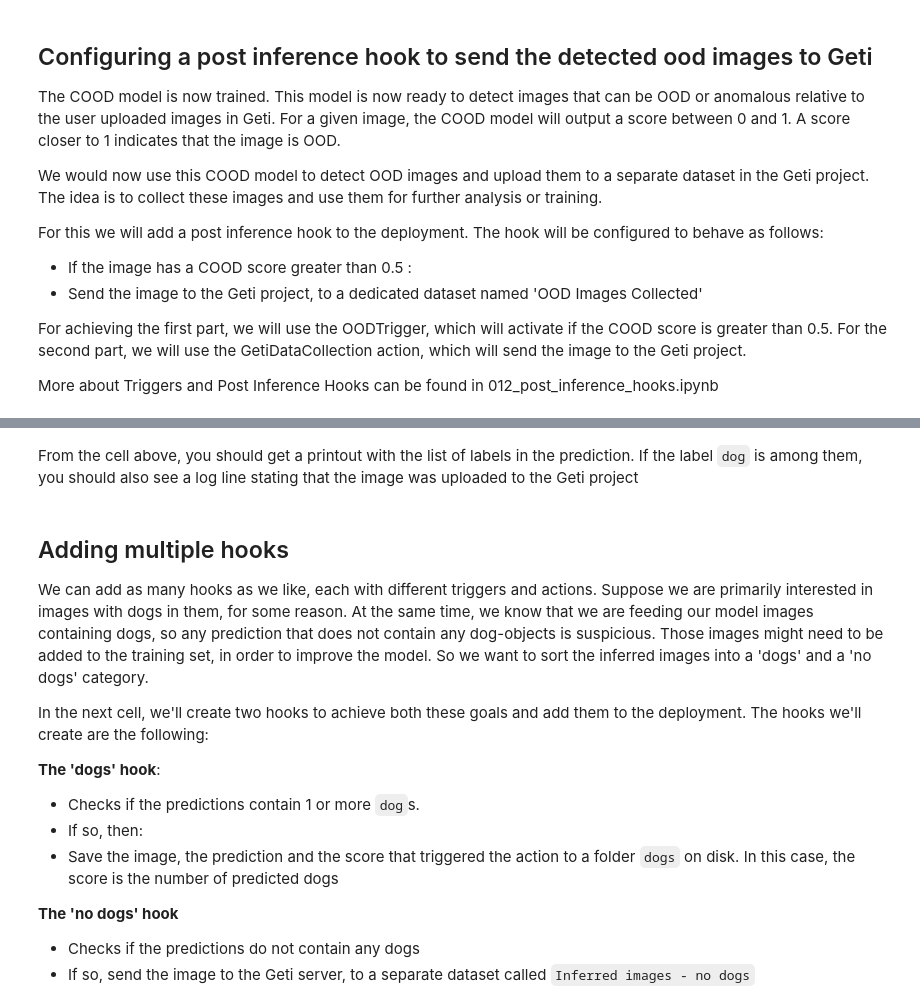
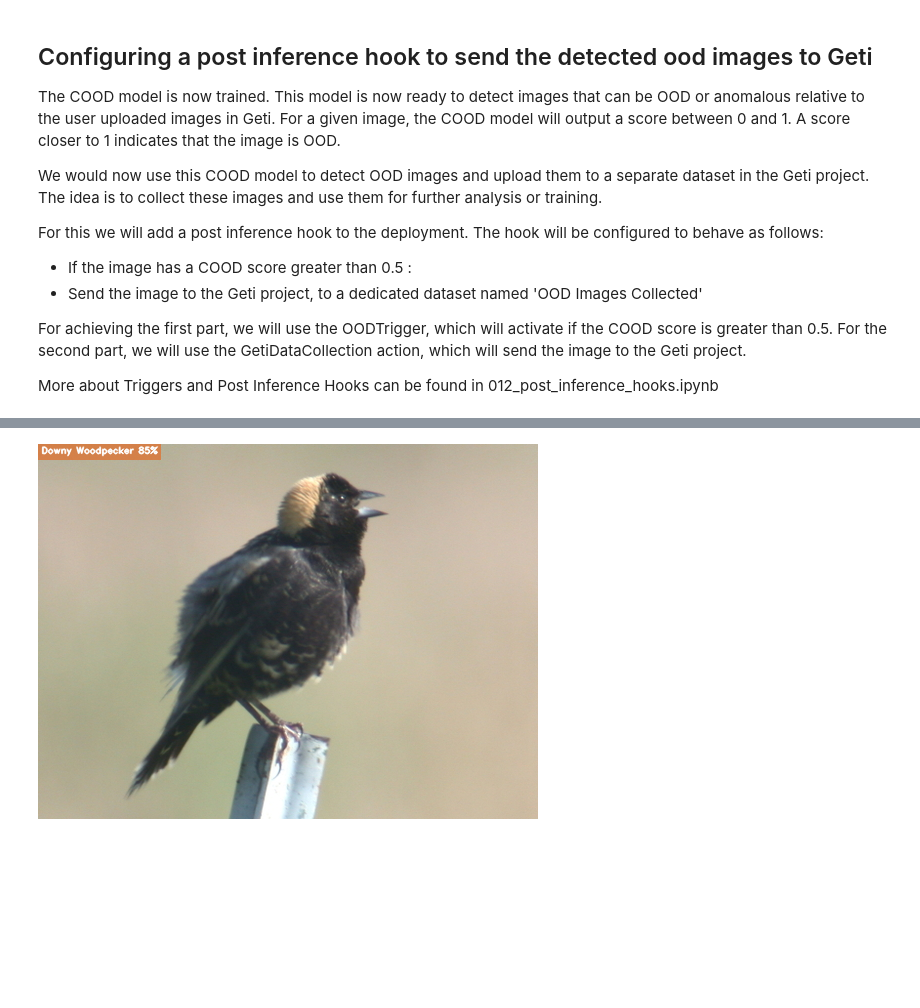
Before and after one commit to openvinotoolkit/geti-sdk, a Jupyter notebook: notebooks/use_cases/104_post_inference_hook_ood.ipynb, the cells around one changed output, grey strips where cells are left out. Cells and saved outputs as stored; diff of their text form; code cells hidden in the pictures; blank space fills up the shorter version.

```diff
--- a/notebooks/use_cases/104_post_inference_hook_ood.ipynb
+++ b/notebooks/use_cases/104_post_inference_hook_ood.ipynb
@@ -96,27 +123,41 @@ For the second part, we will use the GetiDataCollection action, which will send
 More about Triggers and Post Inference Hooks can be found in 012_post_inference_hooks.ipynb
 # %%
 from geti_sdk.post_inference_hooks import (
+    FileSystemDataCollection,
     GetiDataCollection,
     OODTrigger,
     PostInferenceHook,
 )
 
-trigger = OODTrigger(
-    ood_model=ood_model
-)  # The Trigger will activate whenever the COOD score is greater than 0.5
+# The Trigger will activate whenever the COOD score is greater than 0.5
+trigger = OODTrigger(ood_model=ood_model)
 
-
-action = GetiDataCollection(  # the Action will send the detected OOD images to a new `OOD Images Collected` dataset in the Geti project
+# the Action will send the detected OOD images to a new `OOD Images Collected` dataset in the Geti project
+action = GetiDataCollection(
     session=geti.session,
     workspace_id=geti.workspace_id,
     project=project,
-    dataset="OOD Images Collected",
+    dataset="New or Unknown Species",
     log_level="info",
 )
+
 
 hook = PostInferenceHook(  # The Hook attaches the action to the trigger
     trigger=trigger, action=action
 )
 
+
+second_action = FileSystemDataCollection(
+    target_folder="/Users/rgangire/workspace/Results/SDK/data/OOD_IMAGES_COLLECTED",
+    file_name_prefix="OOD_",
+    save_predictions=False,
+    save_scores=False,
+    save_overlays=False,
+)
+
+second_hook = PostInferenceHook(  # The Hook attaches the action to the trigger
+    trigger=trigger, action=second_action
+)
 # Add the hook to the deployment
 deployment.add_post_inference_hook(hook)
+deployment.add_post_inference_hook(second_hook)
@@ -126,13 +176,19 @@ deployment.add_post_inference_hook(hook)
 import cv2
 
 from geti_sdk import Visualizer
-from geti_sdk.demos import EXAMPLE_IMAGE_PATH
 
-numpy_image = cv2.imread(EXAMPLE_IMAGE_PATH)
+# from geti_sdk.demos import EXAMPLE_IMAGE_PATH
+
+numpy_image = cv2.imread(
+    "/Users/rgangire/workspace/data/CUB_200_2011/CUB_200_2011/images/013.Bobolink/Bobolink_0099_9314.jpg"
+)
 numpy_rgb = cv2.cvtColor(numpy_image, cv2.COLOR_BGR2RGB)
 
-prediction = deployment.infer(numpy_rgb)
-
+prediction = deployment.explain(numpy_rgb)
+print(
+    f"Predicted as : {prediction.get_label_names()[0]} with a probability: {100*prediction.annotations[0].labels[0].probability:.1f}%"
+)
 visualizer = Visualizer()
 result = visualizer.draw(numpy_rgb, prediction)
 visualizer.show_in_notebook(result)
+# %% [output]
@@ -139,2 +198,3 @@ visualizer.show_in_notebook(result)
+[figure, added]
 # %%
 prediction = deployment.infer(numpy_rgb)
@@ -142,18 +200,0 @@ print(f"Prediction contains objects with labels: {prediction.get_label_names()}"
-# %% [markdown]
-From the cell above, you should get a printout with the list of labels in the prediction. If the label `dog` is among them, you should also see a log line stating that the image was uploaded to the Geti project
-# %% [markdown]
-## Adding multiple hooks
-
-We can add as many hooks as we like, each with different triggers and actions. Suppose we are primarily interested in images with dogs in them, for some reason. At the same time, we know that we are feeding our model images containing dogs, so any prediction that does not contain any dog-objects is suspicious. Those images might need to be added to the training set, in order to improve the model. So we want to sort the inferred images into a 'dogs' and a 'no dogs' category.
-
-In the next cell, we'll create two hooks to achieve both these goals and add them to the deployment.
-The hooks we'll create are the following:
-
-**The 'dogs' hook**:
-- Checks if the predictions contain 1 or more `dog`s.
-- If so, then:
-- Save the image, the prediction and the score that triggered the action to a folder `dogs` on disk. In this case, the score is the number of predicted dogs
-
-**The 'no dogs' hook**
-- Checks if the predictions do not contain any dogs
-- If so, send the image to the Geti server, to a separate dataset called `Inferred images - no dogs`
```
Also changed, not shown: parts of 30 cells of this notebook, 1 other file.
